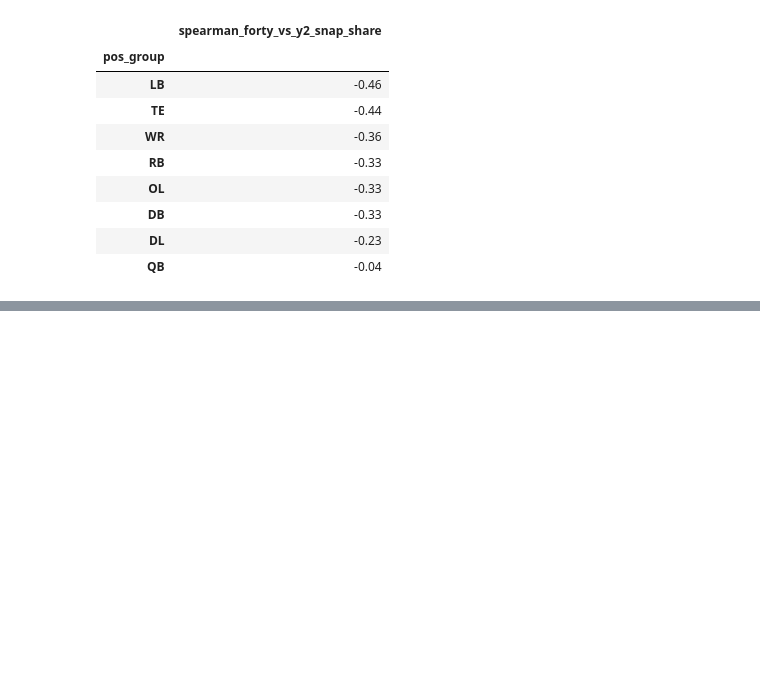
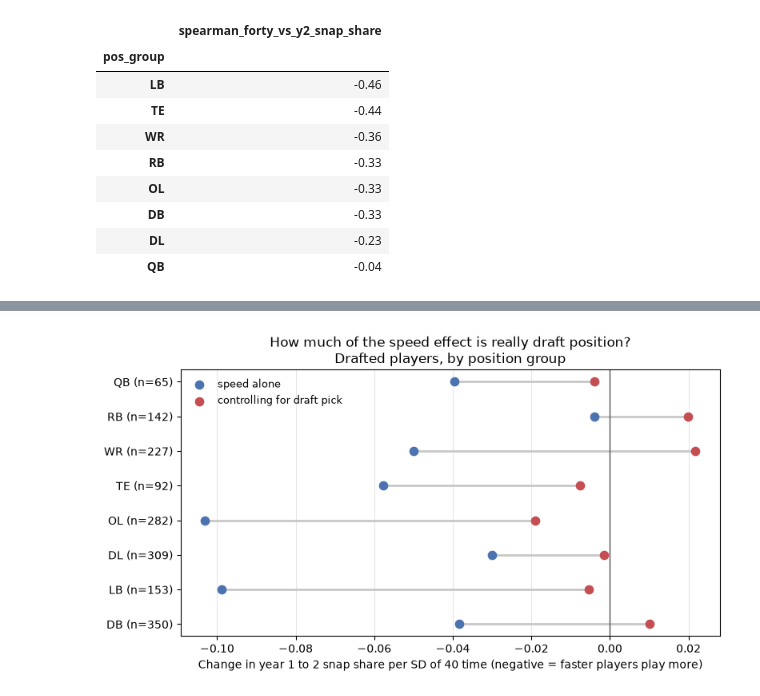
Before and after one commit to doomcodingbryan/STSCI4981, a Jupyter notebook: notebooks/nfl_combine_speed.ipynb, the cells around one changed output, grey strips where cells are left out. Cells and saved outputs as stored; diff of their text form; code cells hidden in the pictures; blank space fills up the shorter version.

```diff
--- a/notebooks/01_eda.ipynb
+++ b/notebooks/nfl_combine_speed.ipynb
@@ -164,8 +206,9 @@ fig, axes = plt.subplots(2, 4, figsize=(13, 6.5), sharey=True)
 for ax, pos in zip(axes.flat, POS_ORDER):
     g = plot_df[plot_df.pos_group == pos]
     # Color by draft status, since undrafted players sit almost entirely at 0.
-    for drafted, color, label in [(False, "#8C8C8C", "undrafted"), (True, "#4C72B0", "drafted")]:
-        s = g[g.drafted == drafted]
+    # Loop variable is is_drafted, not drafted: `drafted` is the model sample defined above.
+    for is_drafted, color, label in [(False, "#8C8C8C", "undrafted"), (True, "#4C72B0", "drafted")]:
+        s = g[g.drafted == is_drafted]
         ax.scatter(s.forty, s.y2_snap_share, s=12, alpha=0.5, c=color,
                    edgecolors="none", label=label)
     rho = g[["forty", "y2_snap_share"]].corr(method="spearman").iloc[0, 1]
@@ -213,0 +313,18 @@ Next: `02_models.ipynb` adds draft position to test whether speed predicts playi
+# %%
+rows = []
+for pos in POS_ORDER:
+    g = drafted[drafted["pos_group"] == pos]
+    before = smf.ols("y2_snap_share ~ forty_z_pos", data=g).fit(cov_type="HC3")
+    after = smf.ols("y2_snap_share ~ forty_z_pos + log_pick", data=g).fit(cov_type="HC3")
+    rows.append({
+        "pos": pos,
+        "n": len(g),
+        "beta_before": before.params["forty_z_pos"],
+        "p_before": before.pvalues["forty_z_pos"],
+        "beta_after": after.params["forty_z_pos"],
+        "p_after": after.pvalues["forty_z_pos"],
+    })
+
+by_pos = pd.DataFrame(rows).set_index("pos")
+by_pos["pct_shrink"] = (100 * (1 - by_pos.beta_after / by_pos.beta_before)).round(0)
+by_pos.round(4)
@@ -213,0 +342,21 @@ Next: `02_models.ipynb` adds draft position to test whether speed predicts playi
+# %%
+fig, ax = plt.subplots(figsize=(8, 4.5))
+y = np.arange(len(by_pos))[::-1]
+
+# Dumbbell: the line is how much of the raw speed effect draft position absorbs.
+ax.hlines(y, by_pos.beta_before, by_pos.beta_after, color="#C8C8C8", linewidth=2, zorder=1)
+ax.scatter(by_pos.beta_before, y, s=55, color="#4C72B0", zorder=2, label="speed alone")
+ax.scatter(by_pos.beta_after, y, s=55, color="#C44E52", zorder=2, label="controlling for draft pick")
+ax.axvline(0, color="#555555", linewidth=1)
+
+ax.set_yticks(y, [f"{p} (n={n})" for p, n in zip(by_pos.index, by_pos.n)])
+ax.set_xlabel("Change in year 1 to 2 snap share per SD of 40 time (negative = faster players play more)")
+ax.set_title("How much of the speed effect is really draft position?\nDrafted players, by position group")
+ax.legend(frameon=False, fontsize=9)
+ax.grid(axis="x", alpha=0.3)
+ax.set_axisbelow(True)
+fig.tight_layout()
+fig.savefig(FIGURES / "model_speed_coef_by_pos.png", dpi=300)
+plt.show()
+# %% [output]
+[figure, added]
```
Also changed, not shown: parts of 26 cells of this notebook, 3 other files.
